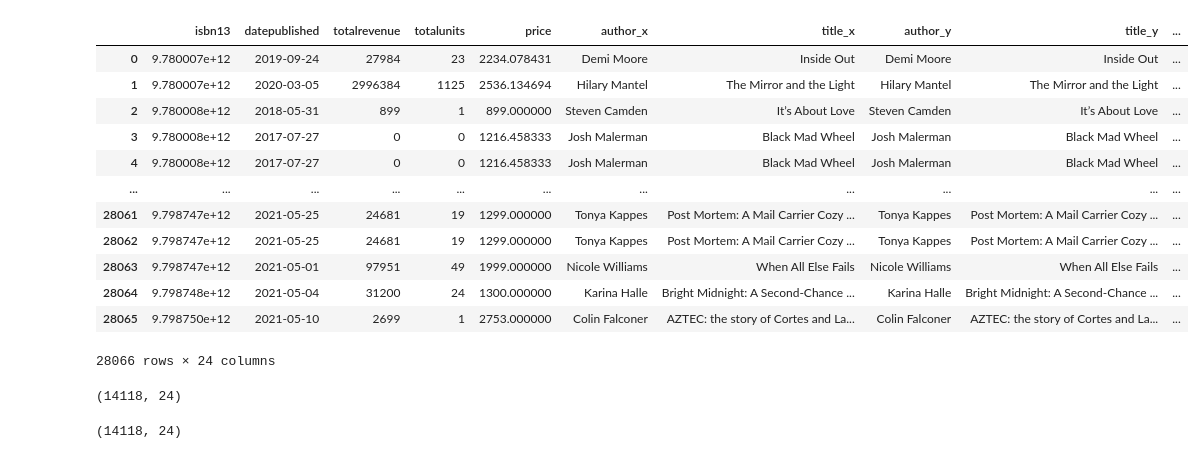
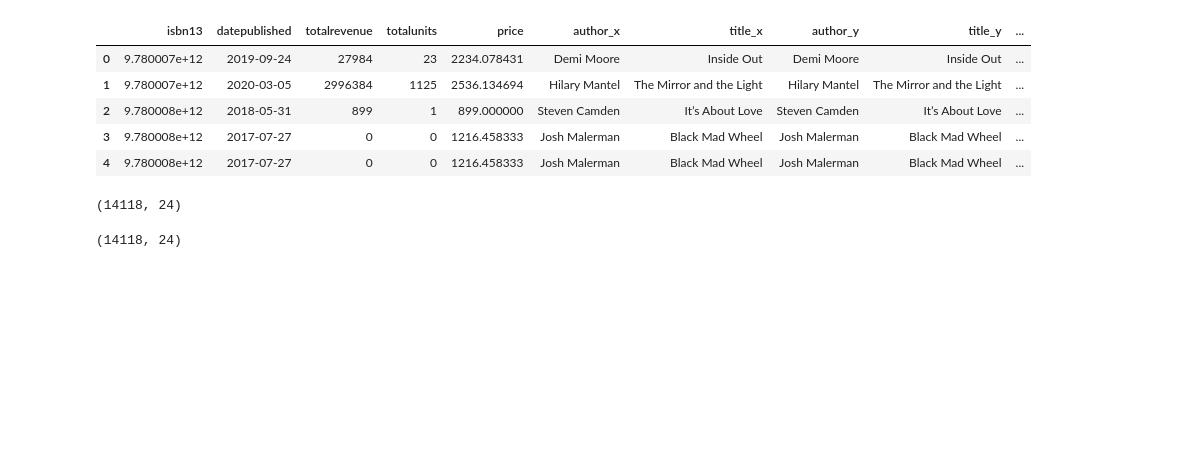
Before and after one commit to rakesh9177/RA_Project, a Jupyter notebook: printbook_preprocess_merge.ipynb, the cells around one changed output. Cells and saved outputs as stored; diff of their text form; code cells hidden in the pictures; blank space fills up the shorter version.

```diff
--- a/printbook_preprocess_merge.ipynb
+++ b/printbook_preprocess_merge.ipynb
@@ -12,7 +12,7 @@ def get_printbook_sales_data():
     sales['datepublished']  = pd.to_datetime(sales['datepublished'], errors = 'coerce')
     #sales.rename(columns={'datepublished' : 'datepublished_sales_data'})
     sales = sales[['totalunits', 'price', 'totalrevenue', 'isbn13', 'salesdate','datepublished']]
-
+    sales['totalrevenue'] = sales['price'] * sales['totalunits']
     #This is monthly revenue of books. Aggregating revenue by each book
     sales = sales.groupby(['isbn13','datepublished'], as_index=False).agg({'totalrevenue':'sum', 'totalunits':'sum', 'price':'mean'})
 
@@ -113,21 +113,14 @@ def perform_Dr_Samsun_Strategy_of_adding_advances(full_merge):
 # %%
 full_merge = get_full_merged_advances_printbook_sales()
 # %%
-full_merge
+full_merge.head()
 # %% [output]
 |  | isbn13 | datepublished | totalrevenue | totalunits | price | author_x | title_x | author_y | title_y | ... |
 | 0 | 9.780007e+12 | 2019-09-24 | 27984 | 23 | 2234.078431 | Demi Moore | Inside Out | Demi Moore | Inside Out | ... |
 | 1 | 9.780007e+12 | 2020-03-05 | 2996384 | 1125 | 2536.134694 | Hilary Mantel | The Mirror and the Light | Hilary Mantel | The Mirror and the Light | ... |
 | 2 | 9.780008e+12 | 2018-05-31 | 899 | 1 | 899.000000 | Steven Camden | It’s About Love | Steven Camden | It’s About Love | ... |
 | 3 | 9.780008e+12 | 2017-07-27 | 0 | 0 | 1216.458333 | Josh Malerman | Black Mad Wheel | Josh Malerman | Black Mad Wheel | ... |
 | 4 | 9.780008e+12 | 2017-07-27 | 0 | 0 | 1216.458333 | Josh Malerman | Black Mad Wheel | Josh Malerman | Black Mad Wheel | ... |
-| ... | ... | ... | ... | ... | ... | ... | ... | ... | ... | ... |
-| 28061 | 9.798747e+12 | 2021-05-25 | 24681 | 19 | 1299.000000 | Tonya Kappes | Post Mortem: A Mail Carrier Cozy ... | Tonya Kappes | Post Mortem: A Mail Carrier Cozy ... | ... |
-| 28062 | 9.798747e+12 | 2021-05-25 | 24681 | 19 | 1299.000000 | Tonya Kappes | Post Mortem: A Mail Carrier Cozy ... | Tonya Kappes | Post Mortem: A Mail Carrier Cozy ... | ... |
-| 28063 | 9.798747e+12 | 2021-05-01 | 97951 | 49 | 1999.000000 | Nicole Williams | When All Else Fails | Nicole Williams | When All Else Fails | ... |
-| 28064 | 9.798748e+12 | 2021-05-04 | 31200 | 24 | 1300.000000 | Karina Halle | Bright Midnight: A Second-Chance ... | Karina Halle | Bright Midnight: A Second-Chance ... | ... |
-| 28065 | 9.798750e+12 | 2021-05-10 | 2699 | 1 | 2753.000000 | Colin Falconer | AZTEC: the story of Cortes and La... | Colin Falconer | AZTEC: the story of Cortes and La... | ... |
-28066 rows × 24 columns
 # %%
 p = get_preprocessed_full_merge_advance_printbook_sales(full_merge)
 # %%
```
Also changed, not shown: parts of 1 cell of this notebook.
